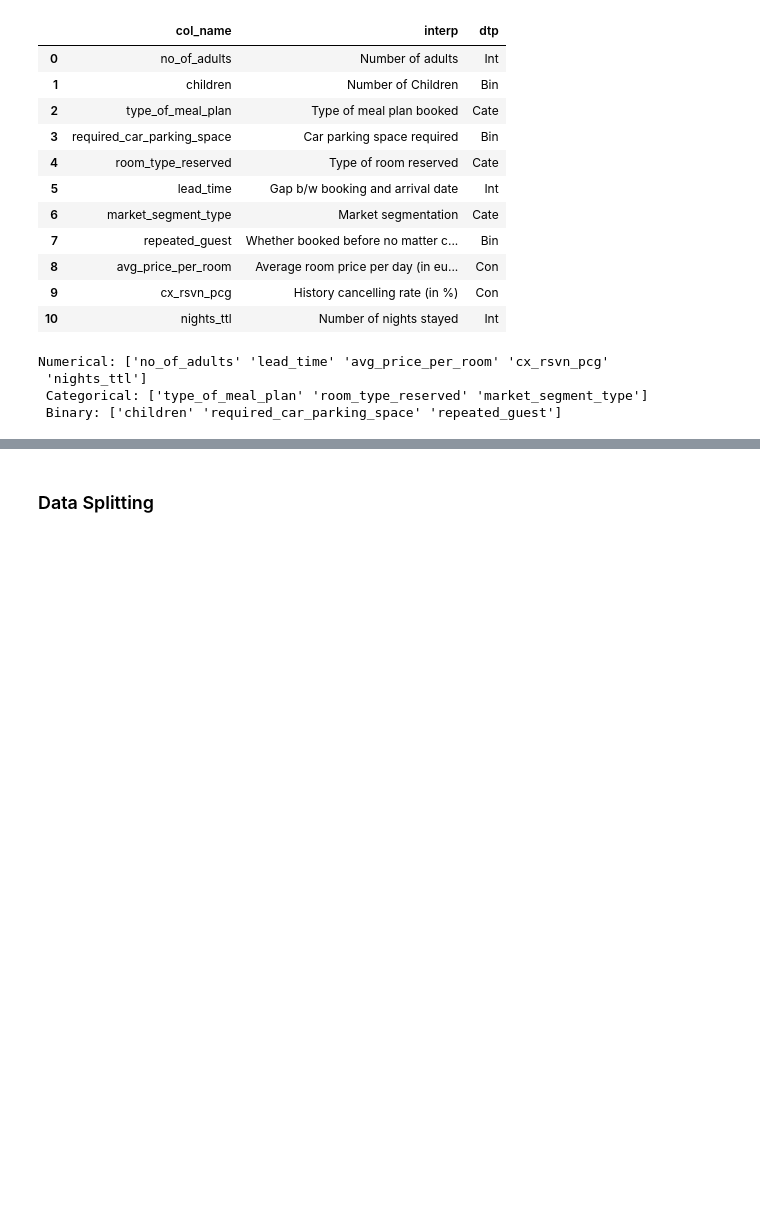
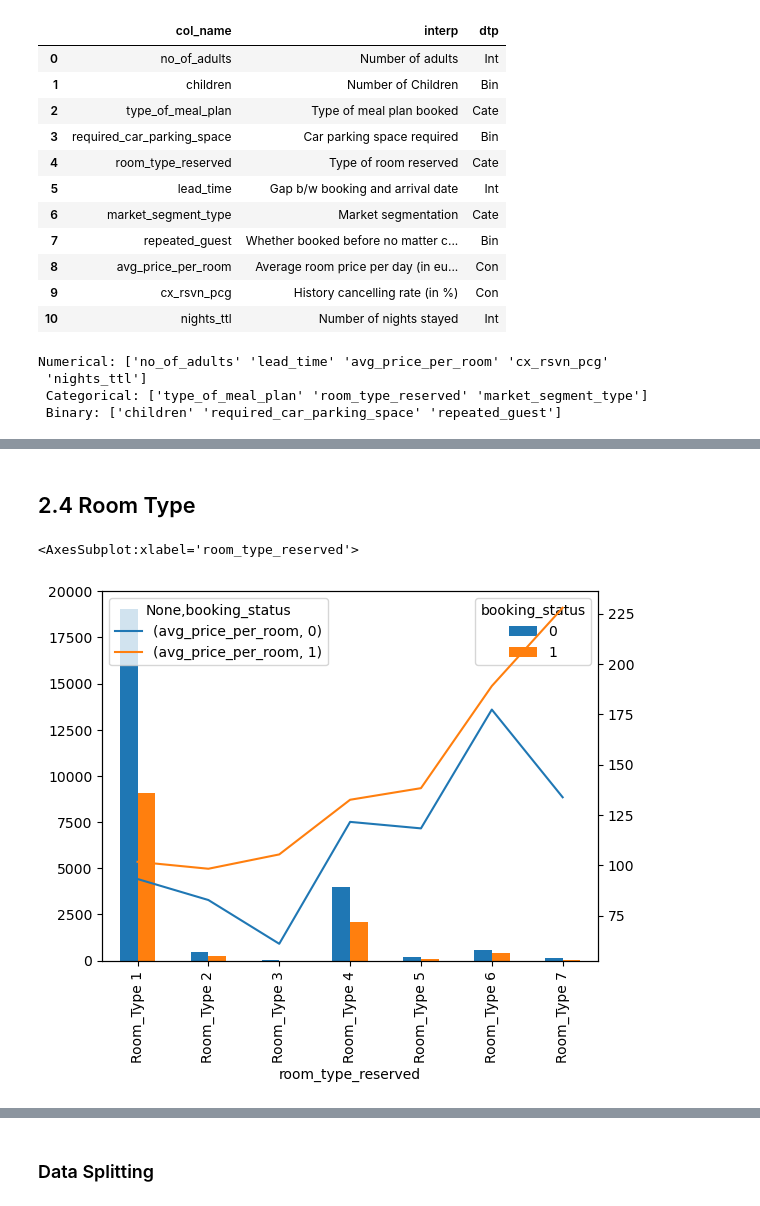
Before and after one commit to jh22d/BookedUp, a Jupyter notebook: Final Project.ipynb, the cells around one changed output, grey strips where cells are left out. Saved outputs shown, nothing was run; the diff lists cells and outputs as text; code cells hidden in the pictures; blank space fills up the shorter version.

```diff
--- a/Final Project.ipynb
+++ b/Final Project.ipynb
@@ -185,0 +255,15 @@ Numerical: ['no_of_adults' 'lead_time' 'avg_price_per_room' 'cx_rsvn_pcg'
+# %% [markdown]
+## 2.4 Room Type
+# %%
+fig, axroom1 = plt.subplots()
+room = rsvn[['room_type_reserved', 'booking_status']].groupby(['room_type_reserved', 'booking_status']).size()
+room = room.unstack()
+room.plot(kind = 'bar', ax =axroom1)
+
+axroom2 = axroom1.twinx()
+roomq = rsvn[['room_type_reserved', 'avg_price_per_room','booking_status']].groupby(['room_type_reserved', 'booking_status']).mean()
+roomq = roomq.unstack()
+roomq.plot(kind = 'line', ax = axroom2)
+# %% [output]
+<AxesSubplot:xlabel='room_type_reserved'>
+[figure, added]
```
Also changed, not shown: parts of 17 cells of this notebook.
